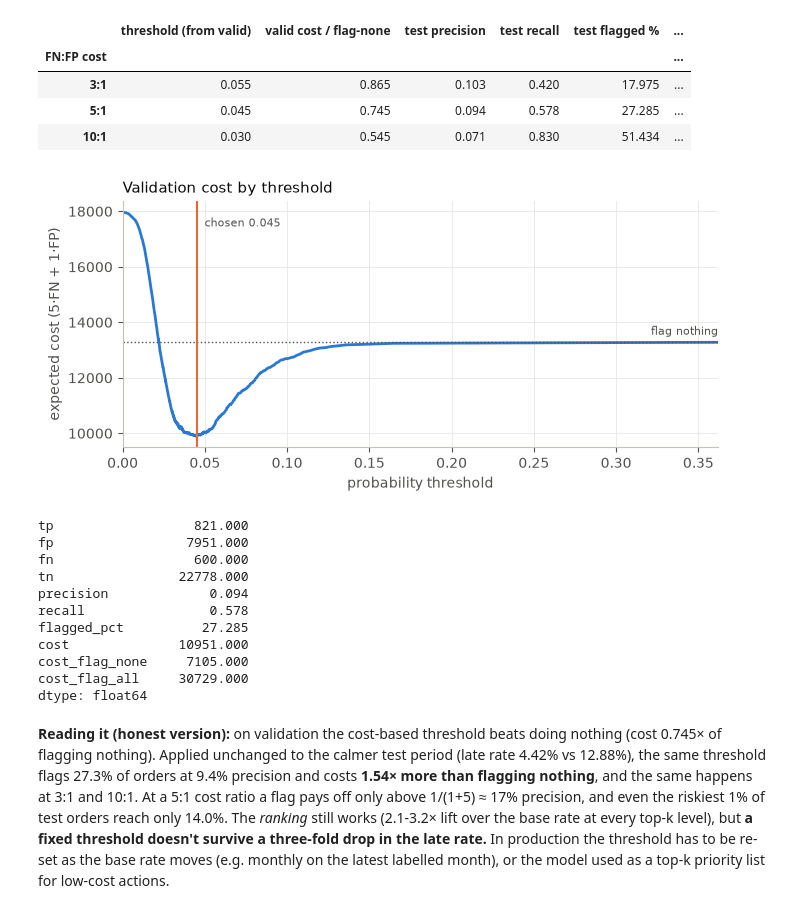
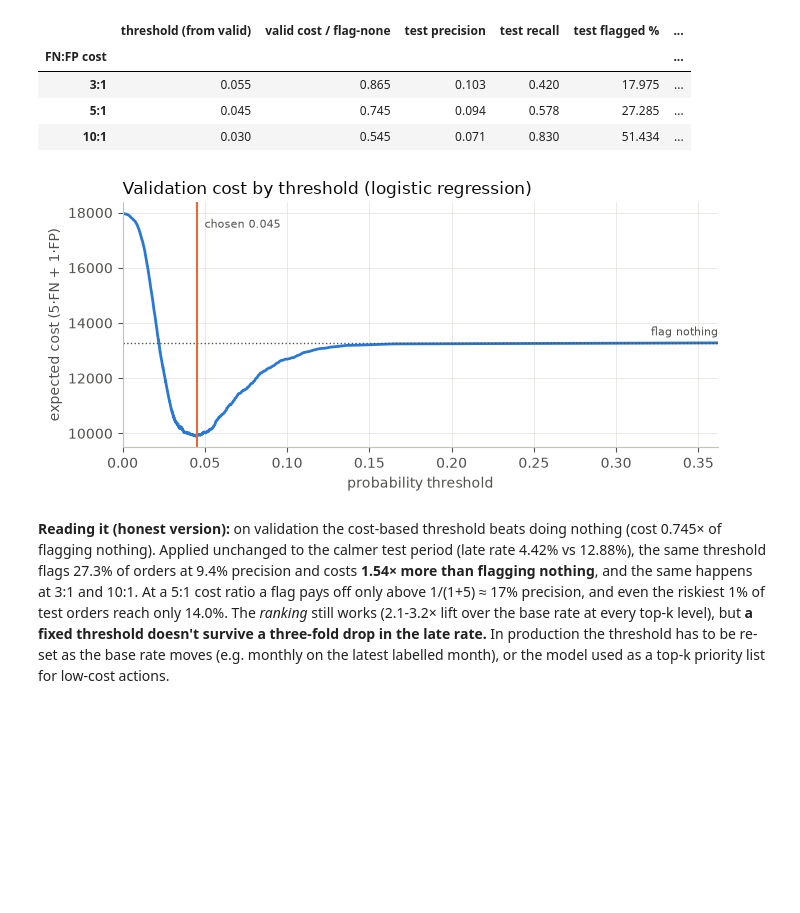
Before and after one commit to MasoodManzoorAhmed/ecommerce-customer-experience-analytics-with-GenAI, a Jupyter notebook: notebooks/02_late_delivery_model.ipynb, the cells around one changed output. Saved outputs shown, nothing was run; the diff lists cells and outputs as text; code cells hidden in the pictures; blank space fills up the shorter version.

```diff
--- a/notebooks/02_late_delivery_model.ipynb
+++ b/notebooks/02_late_delivery_model.ipynb
@@ -35,7 +47,13 @@ import matplotlib.pyplot as plt
 import numpy as np
 import pandas as pd
 import shap
-from sklearn.metrics import precision_recall_curve
+from sklearn.metrics import (
+    ConfusionMatrixDisplay,
+    classification_report,
+    confusion_matrix,
+    precision_recall_curve,
+    roc_curve,
+)
 
 from src.db import connect
 from src.features import (
@@ -50,6 +68,7 @@ from src.train import (
     attach_train_mean,
     bootstrap_pr_auc,
     choose_threshold,
+    classification_summary,
     confusion_at,
     cost_curve,
     evaluate,
@@ -64,7 +83,8 @@ from src.train import (
 
 pd.set_option("display.width", 200)
 pd.set_option("display.max_columns", 30)
-BLUE, ORANGE, MUTED, INK, INK2 = "#2a78d6", "#eb6834", "#c3c2b7", "#0b0b0b", "#52514e"
+BLUE, ORANGE, AQUA = "#2a78d6", "#eb6834", "#1baf7a"
+MUTED, INK, INK2 = "#c3c2b7", "#0b0b0b", "#52514e"
 plt.rcParams.update(
     {
         "axes.spines.top": False,
@@ -82,7 +102,7 @@ plt.rcParams.update(
     }
 )
 FIG_DIR = ROOT / "docs" / "figures"
-COST_FN, COST_FP = 5.0, 1.0  # assumed business costs (see section 5)
+COST_FN, COST_FP = 5.0, 1.0  # assumed business costs (see section 3)
 # %% [markdown]
 ## 1. Data and the time-based split
 
@@ -167,3 +318,8 @@ logreg_grid
 | 3 | 0.01 | balanced | 0.267131 |
 | 4 | 0.10 | balanced | 0.252280 |
 | 5 | 1.00 | balanced | 0.247556 |
+# %%
+model = attach_train_mean(logreg, x_tr)  # training means are the SHAP baseline (section 11)
+p_va_lr, p_te_lr = model.predict_proba(x_va)[:, 1], model.predict_proba(x_te)[:, 1]
+chosen = choose_threshold(y_va, p_va_lr, COST_FN, COST_FP)
+evaluate_model("Model 2: logistic regression", p_va_lr, p_te_lr, chosen["threshold"])
@@ -327,9 +547,5 @@ The threshold is chosen on **validation** to minimise 5·FN + 1·FP, then applie
 # %%
-p_va_lr = p_va["logistic regression"]
-p_te_lr = p_te["logistic regression"]
-chosen = choose_threshold(y_va, p_va_lr, COST_FN, COST_FP)
 print({k: round(v, 4) for k, v in chosen.items()})
-
 sens = []
 for ratio in (3, 5, 10):
     th = choose_threshold(y_va, p_va_lr, ratio, 1)
@@ -357,47 +573,34 @@ sensitivity.round(3)
 # %%
 curve = cost_curve(y_va, p_va_lr, COST_FN, COST_FP)
 fig, ax = plt.subplots(figsize=(7, 3.4))
 ax.plot(curve["threshold"], curve["cost"], color=BLUE, linewidth=2)
 ax.axhline(chosen["cost_flag_none"], color=INK2, linestyle=":", linewidth=1)
 ax.text(
     curve["threshold"].max(),
     chosen["cost_flag_none"] * 1.02,
     "flag nothing",
     ha="right",
     fontsize=8,
     color=INK2,
 )
 ax.axvline(chosen["threshold"], color=ORANGE, linewidth=1.5)
 ax.text(
     chosen["threshold"],
     ax.get_ylim()[1] * 0.95,
     f"  chosen {chosen['threshold']:.3f}",
     fontsize=8,
     color=INK2,
 )
 ax.set_xlabel("probability threshold")
 ax.set_ylabel(f"expected cost ({int(COST_FN)}·FN + {int(COST_FP)}·FP)")
 ax.set_xlim(0, min(0.6, curve["threshold"].max()))
-ax.set_title("Validation cost by threshold", loc="left", color=INK, fontsize=11)
+ax.set_title("Validation cost by threshold (logistic regression)", loc="left", color=INK)
 plt.tight_layout()
 fig.savefig(FIG_DIR / "model_cost_curve_valid.png", dpi=150)
 plt.show()
-
 test_cm = confusion_at(y_te, p_te_lr, chosen["threshold"], COST_FN, COST_FP)
-pd.Series(test_cm).round(3)
 # %% [output]
-[figure, old version]
+[figure, new version]
-tp                  821.000
-fp                 7951.000
-fn                  600.000
-tn                22778.000
-precision             0.094
-recall                0.578
-flagged_pct          27.285
-cost              10951.000
-cost_flag_none     7105.000
-cost_flag_all     30729.000
-dtype: float64
 # %% [markdown]
 **Reading it (honest version):** on validation the cost-based threshold beats doing nothing (cost 0.745× of flagging nothing). Applied unchanged to the calmer test period (late rate 4.42% vs 12.88%), the same threshold flags 27.3% of orders at 9.4% precision and costs **1.54× more than flagging nothing**, and the same happens at 3:1 and 10:1. At a 5:1 cost ratio a flag pays off only above 1/(1+5) ≈ 17% precision, and even the riskiest 1% of test orders reach only 14.0%. The *ranking* still works (2.1-3.2× lift over the base rate at every top-k level), but **a fixed threshold doesn't survive a three-fold drop in the late rate.** In production the threshold has to be re-set as the base rate moves (e.g. monthly on the latest labelled month), or the model used as a top-k priority list for low-cost actions.
 # %% [markdown]
```
Also changed, not shown: parts of 52 cells of this notebook, 9 other files.
